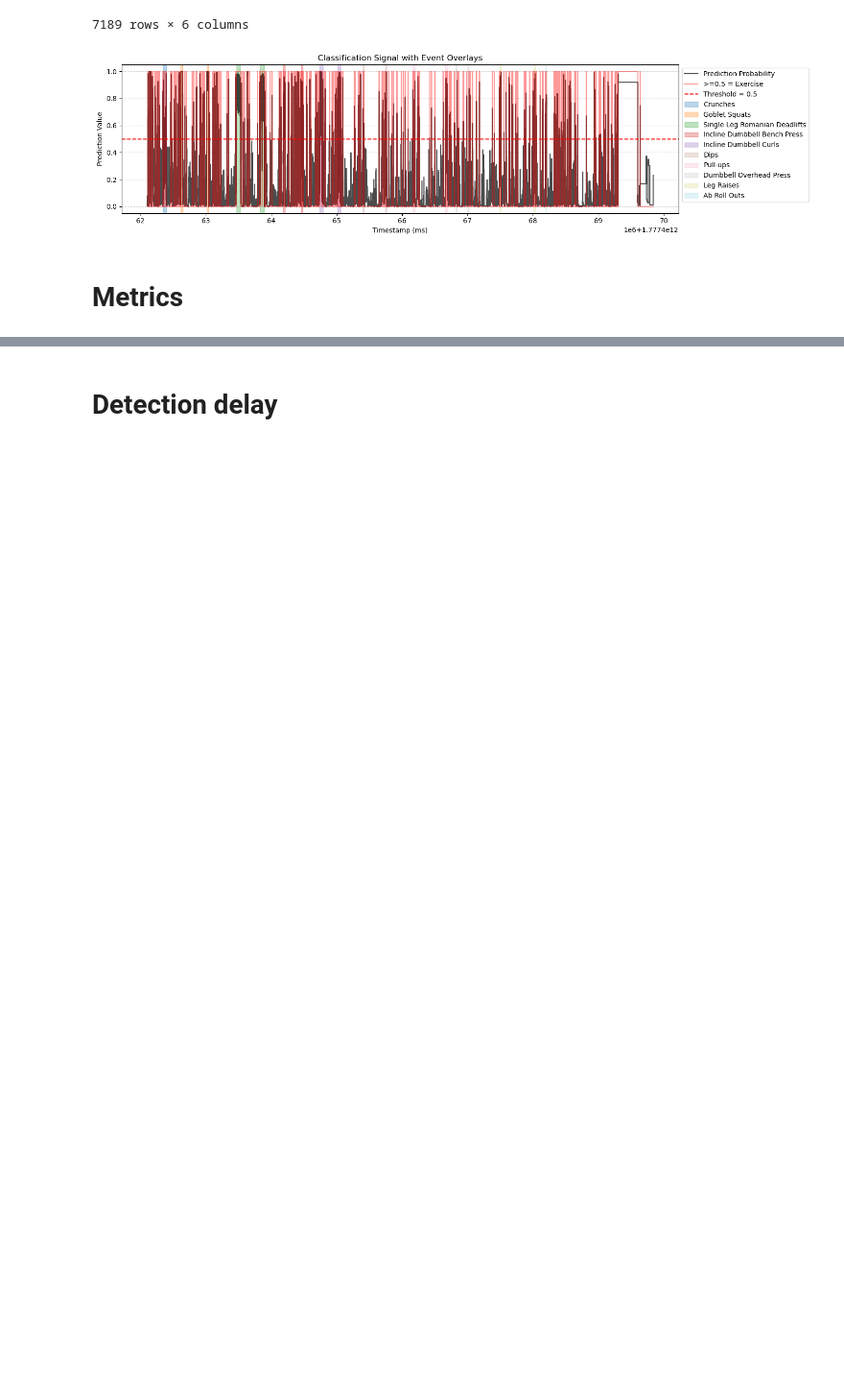
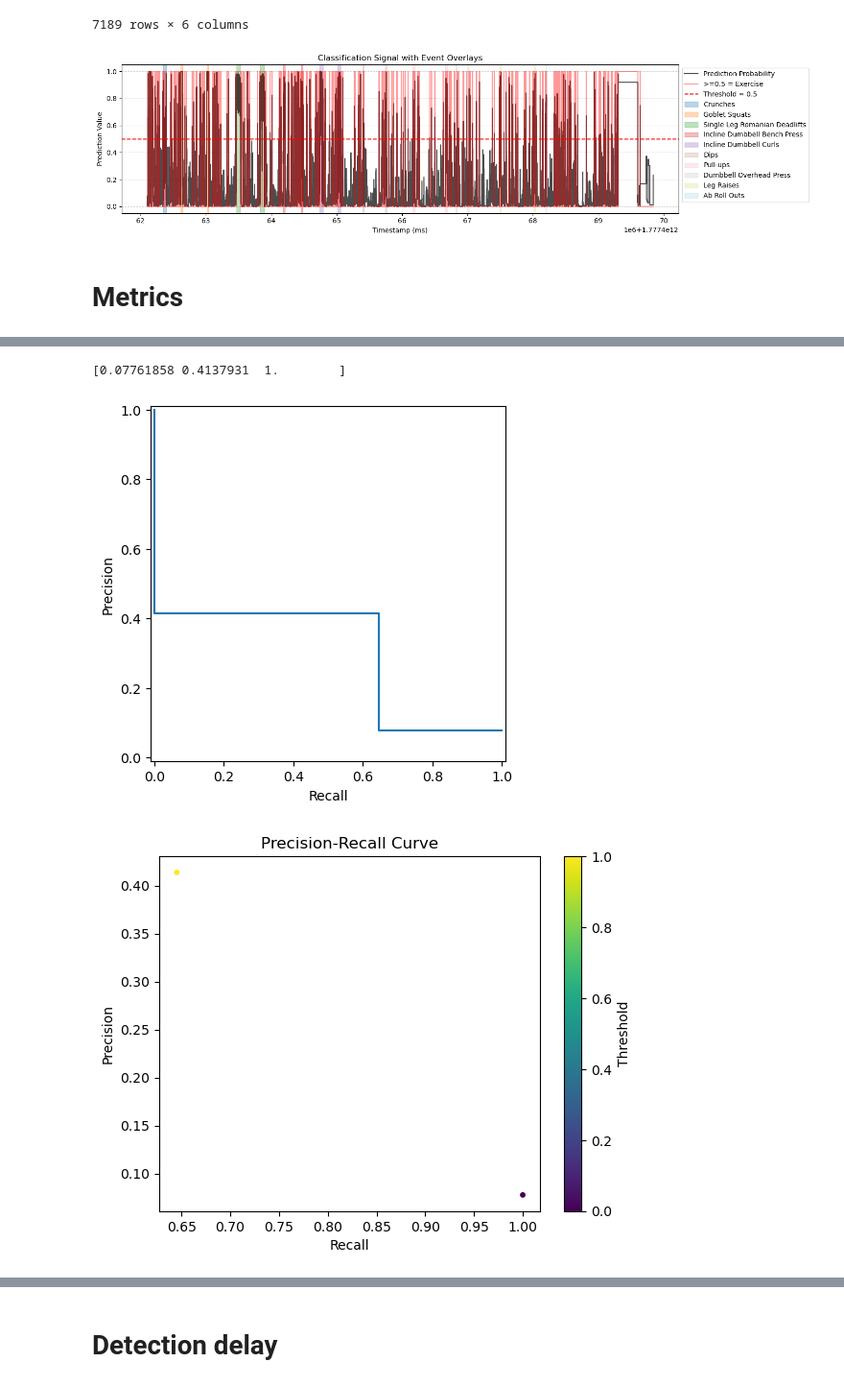
Before and after one commit to Markuss-B/GAR, a Jupyter notebook: data/recordings/analysis.ipynb, the cells around one changed output, grey strips where cells are left out. Shown at 96% size. Drawn from its saved outputs; the diff is of its cells as text; code cells hidden in the pictures; blank space fills up the shorter version.

```diff
--- a/data/recordings/analysis.ipynb
+++ b/data/recordings/analysis.ipynb
@@ -103,0 +106,48 @@ display(total_stats)
+# %%
+from matplotlib import pyplot as plt
+import numpy as np
+from sklearn.metrics import PrecisionRecallDisplay, precision_recall_curve
+
+
+def plot_pr_curve(data_y, preds):
+    precision, recall, thresholds = precision_recall_curve(data_y, preds)
+    pr_display = PrecisionRecallDisplay(precision=precision, recall=recall).plot()
+
+    fig, ax = plt.subplots()
+
+    # Plot colored line segments by threshold value
+    print(precision)
+    sc = ax.scatter(recall[:-1], precision[:-1], c=thresholds, cmap="viridis", s=10)
+    plt.colorbar(sc, ax=ax, label="Threshold")
+
+    ax.set_xlabel("Recall")
+    ax.set_ylabel("Precision")
+    ax.set_title("Precision-Recall Curve")
+
+    fig, ax = plt.subplots()
+    PrecisionRecallDisplay(precision=precision, recall=recall).plot(ax=ax)
+
+    # Pick which thresholds to annotate
+    thresholds_to_mark = [0.2, 0.5, 0.8]
+
+    for thresh in thresholds_to_mark:
+        idx = np.argmin(np.abs(thresholds - thresh))  # closest index
+        ax.annotate(
+            f"{thresh}",
+            xy=(recall[idx], precision[idx]),
+            xytext=(10, -10),
+            textcoords="offset points",
+            arrowprops=dict(arrowstyle="->", color="red"),
+            fontsize=8,
+            color="red",
+        )
+        ax.plot(recall[idx], precision[idx], "ro", markersize=5)
+
+    ax.set_title("Precision-Recall Curve with Thresholds")
+    plt.show()
+# %%
+plot_pr_curve(classification["ground_truth"], classification["prediction_binary"])
+# %% [output]
+[0.07761858 0.4137931  1.        ]
+[figure, added]
+[figure, added]
```
Also changed, not shown: parts of 30 cells of this notebook, 3 other files.
